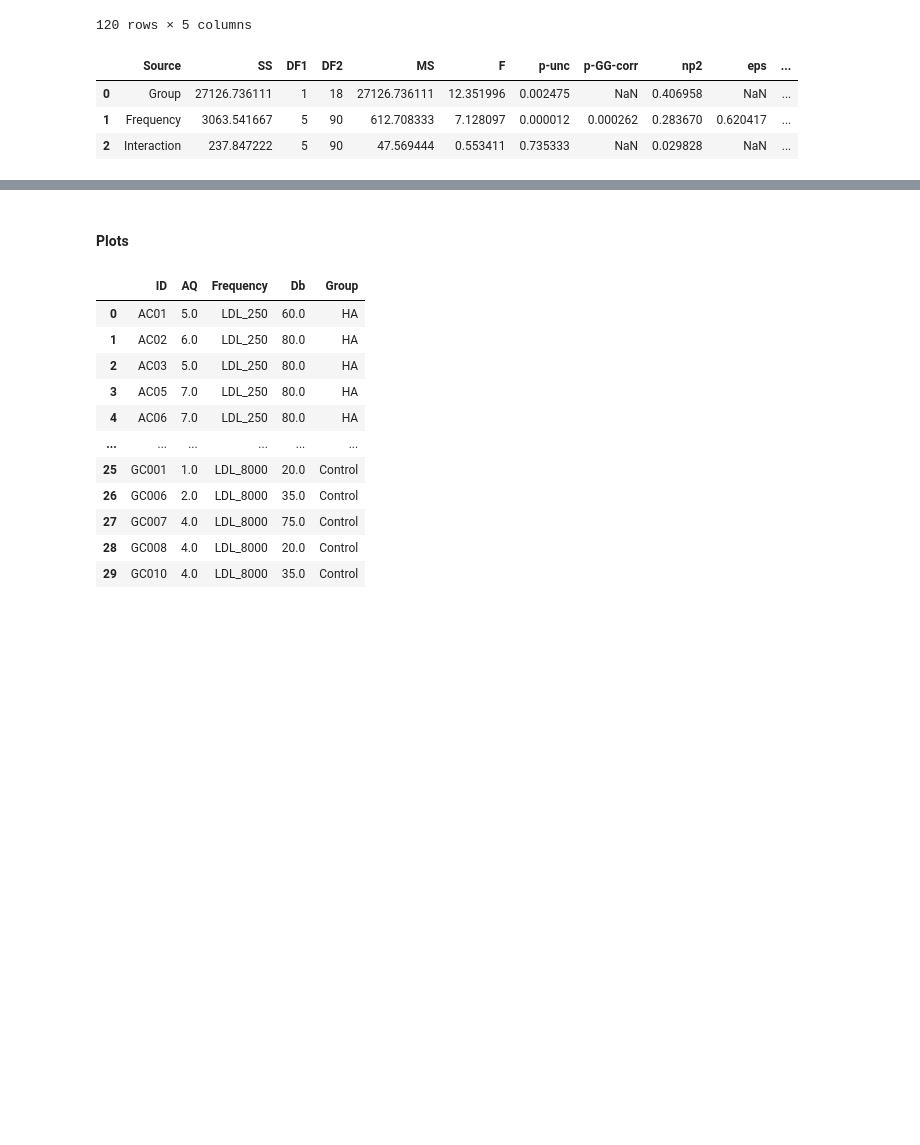
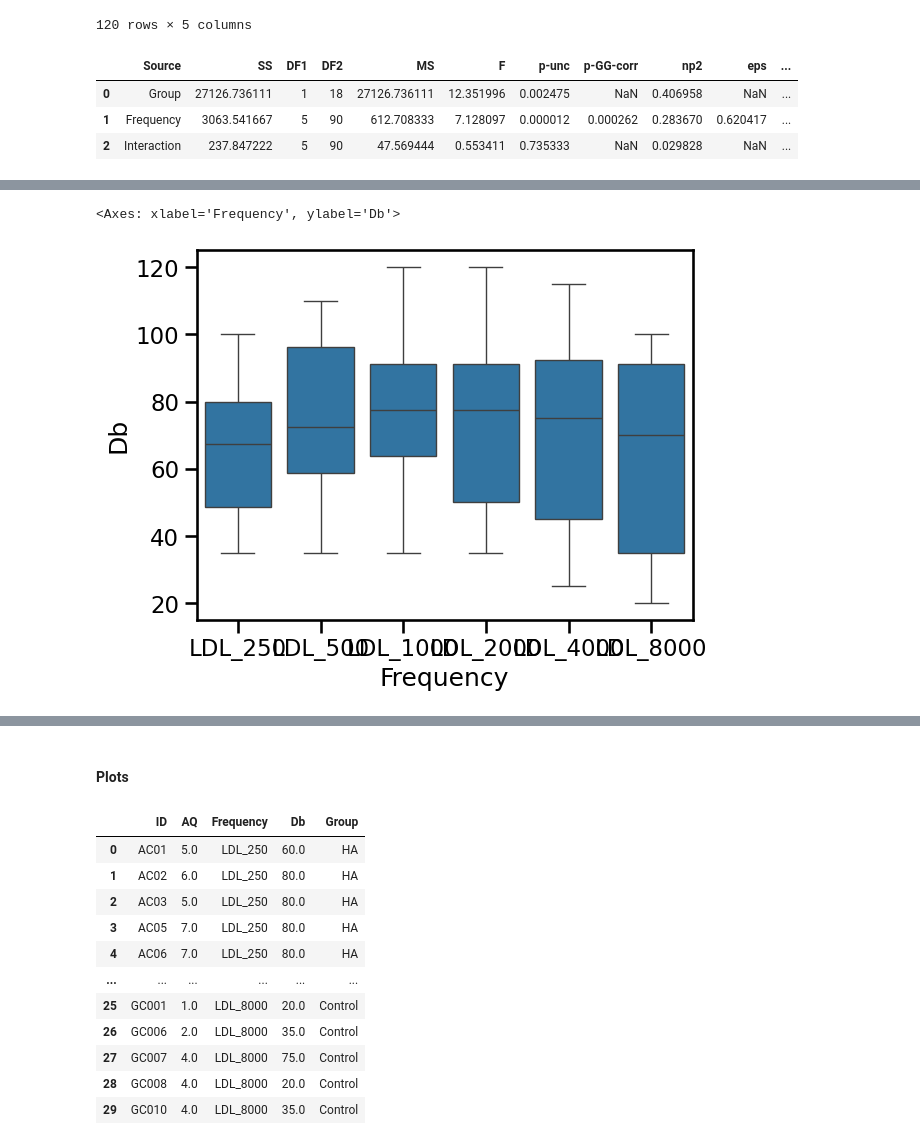
Before and after one commit to camila-maura/GIFTED-DFI, a Jupyter notebook: ha_analysis.ipynb, the cells around one changed output, grey strips where cells are left out. Saved outputs shown, nothing was run; the diff lists cells and outputs as text; code cells hidden in the pictures; blank space fills up the shorter version.

```diff
--- a/ha_analysis.ipynb
+++ b/ha_analysis.ipynb
@@ -179,3 +184,8 @@ sns.scatterplot(x="AQ", y="Db", hue="Group", data=df_pointplots_ldl)
+# %%
+sns.boxplot(x="Frequency", y="Db", data=df_pointplots_ldl)
+# %% [output]
+<Axes: xlabel='Frequency', ylabel='Db'>
+[figure, added]
 # %%
 %load_ext rpy2.ipython
 # %%
```
Also changed, not shown: parts of 15 cells of this notebook.
